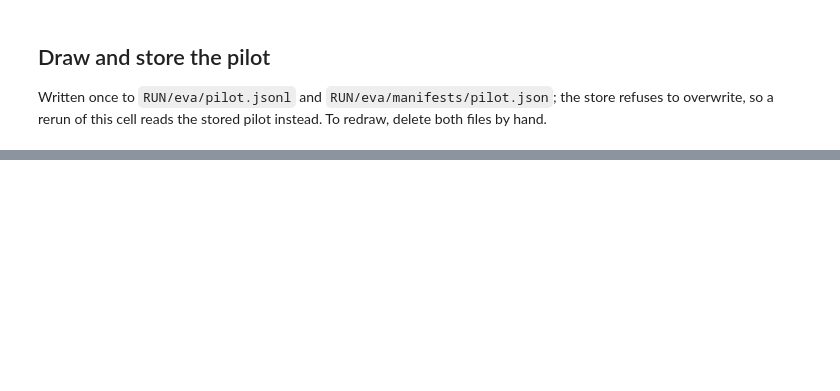
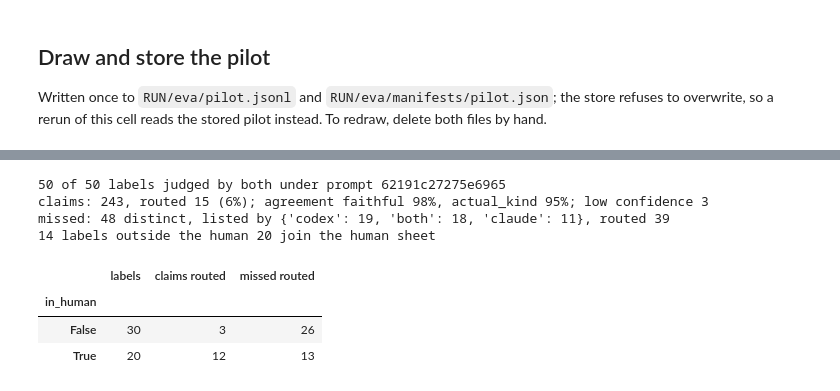
Before and after one commit to liyanfeng129/supplement-kg, a Jupyter notebook: notebooks/16_extraction_eval_pilot.ipynb, the cells around one changed output, grey strips where cells are left out. Cells and saved outputs as stored; diff of their text form; code cells hidden in the pictures; blank space fills up the shorter version.

```diff
--- a/notebooks/16_extraction_eval_pilot.ipynb
+++ b/notebooks/16_extraction_eval_pilot.ipynb
@@ -87,0 +455,62 @@ table
+# %%
+# Each judge's verdicts under the current prompt; a label judged twice keeps its last.
+judged = {}
+for name in JUDGES:
+    path = run_paths.eva_path(RUN, f"judge_pilot_{name}.jsonl")
+    rows = [json.loads(line) for line in path.read_text().splitlines() if line.strip()] if path.exists() else []
+    judged[name] = {r["case_id"]: r for r in rows if r["prompt_sha"] == PROMPT_SHA}
+a_name, b_name = JUDGES
+both = [c for c in cases if c.case_id in judged[a_name] and c.case_id in judged[b_name]]
+
+claim_rows, missed_rows = [], []
+for c in both:
+    a, b = judged[a_name][c.case_id], judged[b_name][c.case_id]
+
+    # Claims: the two compared fields, and low confidence from either.
+    va, vb = ({x["claim_id"]: x for x in r["claims"]} for r in (a, b))
+    for x in c.claims:
+        agree = {f: va[x.claim_id][f] == vb[x.claim_id][f] for f in ("faithful", "actual_kind")}
+        low = "low" in (va[x.claim_id]["confidence"], vb[x.claim_id]["confidence"])
+        claim_rows.append({"case_id": c.case_id, "in_human": in_human[c.case_id], **agree, "low": low,
+                           "routed": not all(agree.values()) or low})
+
+    # Missed: each judge's quote against the other's; one counted once, from the judge listing it.
+    for mine, theirs, who in ((a["missed"], b["missed"], a_name), (b["missed"], a["missed"], b_name)):
+        for m in mine:
+            match = next((t for t in theirs if m["quote"] in t["quote"] or t["quote"] in m["quote"]), None)
+            if match is not None and who == b_name:
+                continue  # already counted from the first judge's side
+            same_kind = match is not None and match["kind"] == m["kind"]
+            low = m["confidence"] == "low" or (match is not None and match["confidence"] == "low")
+            missed_rows.append({"case_id": c.case_id, "in_human": in_human[c.case_id], "listed_by": "both" if match else who,
+                                "same_kind": same_kind, "low": low, "routed": match is None or not same_kind or low})
+
+claims_df, missed_df = pd.DataFrame(claim_rows), pd.DataFrame(missed_rows)
+
+# The labels outside the human 20 with anything routed: they join the human sheet.
+ROUTED = sorted({r["case_id"] for r in claim_rows + missed_rows if r["routed"] and not r["in_human"]})
+
+print(f"{len(both)} of {len(cases)} labels judged by both under prompt {PROMPT_SHA}")
+if len(claims_df):
+    print(f"claims: {len(claims_df)}, routed {claims_df.routed.sum()} "
+          f"({claims_df.routed.mean():.0%}); agreement "
+          + ", ".join(f"{f} {claims_df[f].mean():.0%}" for f in ("faithful", "actual_kind"))
+          + f"; low confidence {claims_df.low.sum()}")
+if len(missed_df):
+    print(f"missed: {len(missed_df)} distinct, listed by {missed_df.listed_by.value_counts().to_dict()}, "
+          f"routed {missed_df.routed.sum()}")
+print(f"{len(ROUTED)} labels outside the human 20 join the human sheet")
+pd.DataFrame({
+    "labels": pd.Series([c.case_id for c in both]).map(in_human).value_counts(),
+    "claims routed": claims_df.groupby("in_human").routed.sum() if len(claims_df) else 0,
+    "missed routed": missed_df.groupby("in_human").routed.sum() if len(missed_df) else 0,
+}).rename_axis("in_human").fillna(0).astype(int)
+# %% [output]
+50 of 50 labels judged by both under prompt 62191c27275e6965
+claims: 243, routed 15 (6%); agreement faithful 98%, actual_kind 95%; low confidence 3
+missed: 48 distinct, listed by {'codex': 19, 'both': 18, 'claude': 11}, routed 39
+14 labels outside the human 20 join the human sheet
+|  | labels | claims routed | missed routed |
+| in_human |  |  |  |
+| False | 30 | 3 | 26 |
+| True | 20 | 12 | 13 |
```
Also changed, not shown: parts of 22 cells of this notebook.
